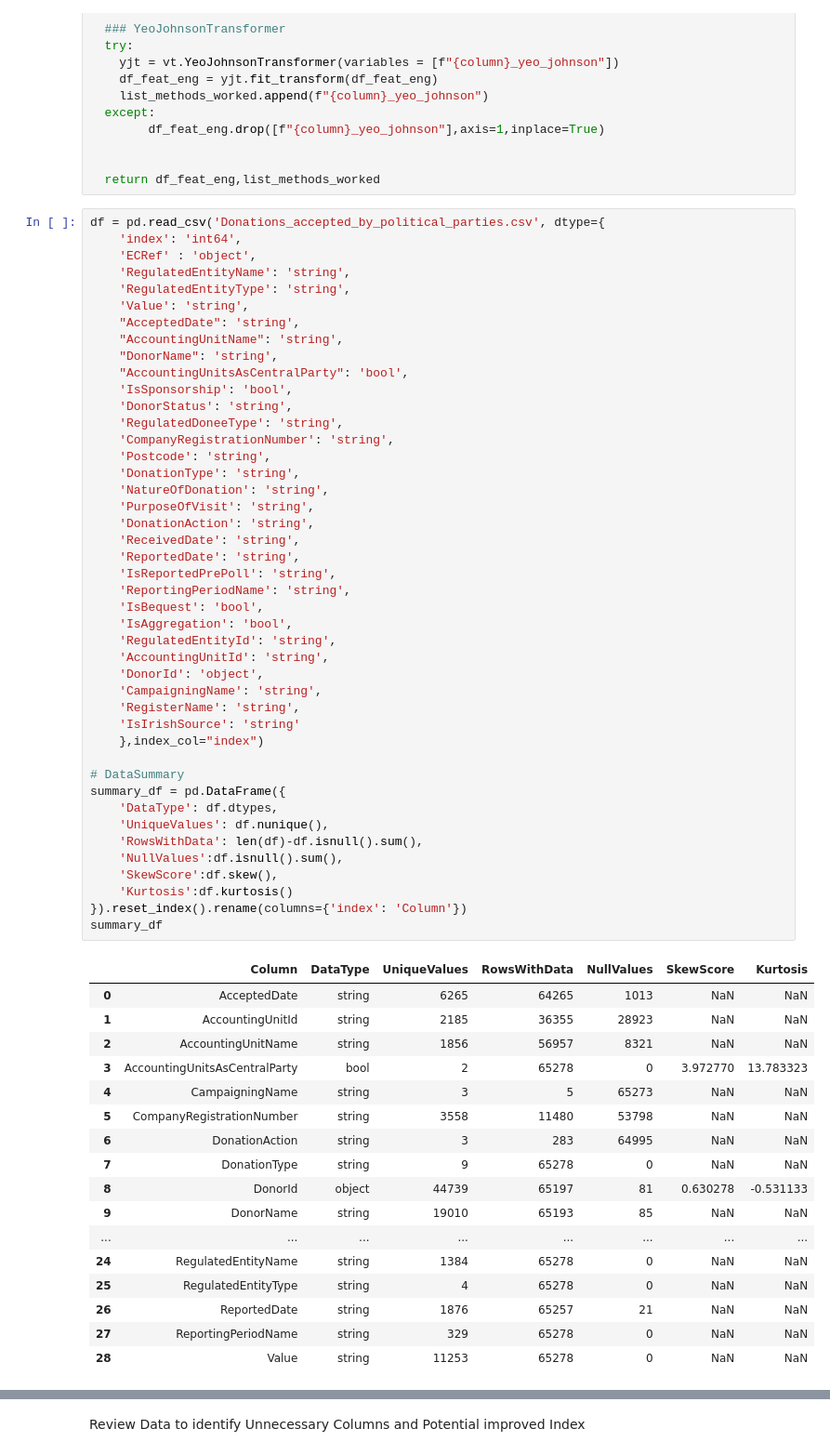
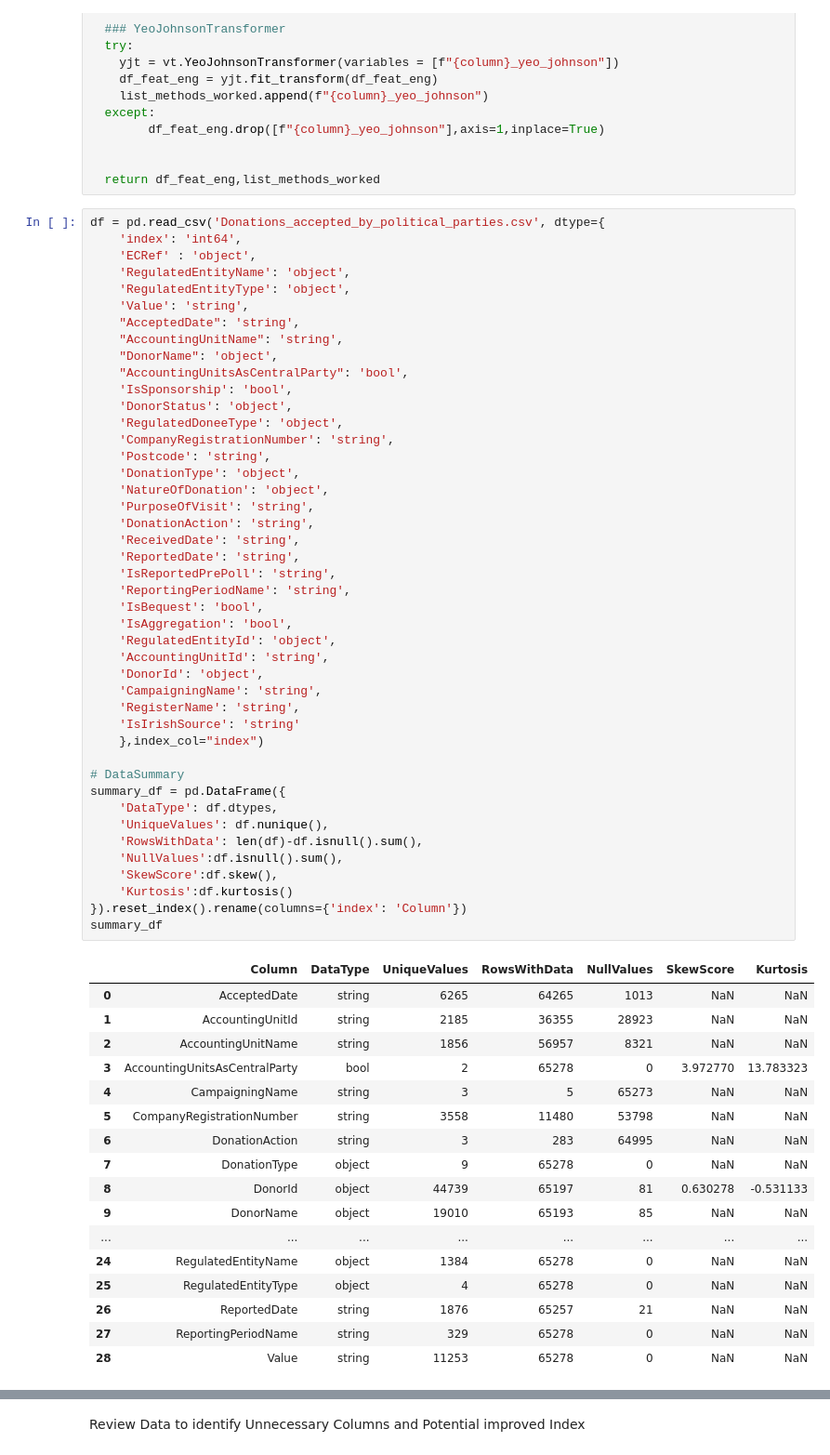
Before and after one commit to Hysnap/PoliticalDonations_Repository, a Jupyter notebook: jupyter_notebooks/DataManipulationTrial.ipynb, the cells around one changed output, grey strips where cells are left out. Shown at 93% size. Cells and saved outputs as stored; diff of their text form.

```diff
--- a/jupyter_notebooks/DataManipulationTrial.ipynb
+++ b/jupyter_notebooks/DataManipulationTrial.ipynb
@@ -280,20 +281,20 @@ def FeatEngineering_Numerical(df_feat_eng,column):
 df = pd.read_csv('Donations_accepted_by_political_parties.csv', dtype={
     'index': 'int64',
     'ECRef' : 'object',
-    'RegulatedEntityName': 'string',
-    'RegulatedEntityType': 'string',
+    'RegulatedEntityName': 'object',
+    'RegulatedEntityType': 'object',
     'Value': 'string',
     "AcceptedDate": 'string',
     "AccountingUnitName": 'string',
-    "DonorName": 'string',
+    "DonorName": 'object',
     "AccountingUnitsAsCentralParty": 'bool',
     'IsSponsorship': 'bool',
-    'DonorStatus': 'string',
-    'RegulatedDoneeType': 'string',
+    'DonorStatus': 'object',
+    'RegulatedDoneeType': 'object',
     'CompanyRegistrationNumber': 'string',
     'Postcode': 'string',
-    'DonationType': 'string',
-    'NatureOfDonation': 'string',
+    'DonationType': 'object',
+    'NatureOfDonation': 'object',
     'PurposeOfVisit': 'string',
     'DonationAction': 'string',
     'ReceivedDate': 'string',
@@ -301,40 +302,40 @@ df = pd.read_csv('Donations_accepted_by_political_parties.csv', dtype={
     'IsReportedPrePoll': 'string',
     'ReportingPeriodName': 'string',
     'IsBequest': 'bool',
     'IsAggregation': 'bool',
-    'RegulatedEntityId': 'string',
+    'RegulatedEntityId': 'object',
     'AccountingUnitId': 'string',
     'DonorId': 'object',
     'CampaigningName': 'string',
     'RegisterName': 'string',
     'IsIrishSource': 'string'
     },index_col="index")
 
 # DataSummary
 summary_df = pd.DataFrame({
     'DataType': df.dtypes,
     'UniqueValues': df.nunique(),
     'RowsWithData': len(df)-df.isnull().sum(),
     'NullValues':df.isnull().sum(),
     'SkewScore':df.skew(),
     'Kurtosis':df.kurtosis()
 }).reset_index().rename(columns={'index': 'Column'})
 summary_df
 # %% [output]
 |  | Column | DataType | UniqueValues | RowsWithData | NullValues | SkewScore | Kurtosis |
 | 0 | AcceptedDate | string | 6265 | 64265 | 1013 | NaN | NaN |
 | 1 | AccountingUnitId | string | 2185 | 36355 | 28923 | NaN | NaN |
 | 2 | AccountingUnitName | string | 1856 | 56957 | 8321 | NaN | NaN |
 | 3 | AccountingUnitsAsCentralParty | bool | 2 | 65278 | 0 | 3.972770 | 13.783323 |
 | 4 | CampaigningName | string | 3 | 5 | 65273 | NaN | NaN |
 | 5 | CompanyRegistrationNumber | string | 3558 | 11480 | 53798 | NaN | NaN |
 | 6 | DonationAction | string | 3 | 283 | 64995 | NaN | NaN |
-| 7 | DonationType | string | 9 | 65278 | 0 | NaN | NaN |
+| 7 | DonationType | object | 9 | 65278 | 0 | NaN | NaN |
 | 8 | DonorId | object | 44739 | 65197 | 81 | 0.630278 | -0.531133 |
-| 9 | DonorName | string | 19010 | 65193 | 85 | NaN | NaN |
+| 9 | DonorName | object | 19010 | 65193 | 85 | NaN | NaN |
 | ... | ... | ... | ... | ... | ... | ... | ... |
-| 24 | RegulatedEntityName | string | 1384 | 65278 | 0 | NaN | NaN |
-| 25 | RegulatedEntityType | string | 4 | 65278 | 0 | NaN | NaN |
+| 24 | RegulatedEntityName | object | 1384 | 65278 | 0 | NaN | NaN |
+| 25 | RegulatedEntityType | object | 4 | 65278 | 0 | NaN | NaN |
 | 26 | ReportedDate | string | 1876 | 65257 | 21 | NaN | NaN |
 | 27 | ReportingPeriodName | string | 329 | 65278 | 0 | NaN | NaN |
 | 28 | Value | string | 11253 | 65278 | 0 | NaN | NaN |
```
Also changed, not shown: parts of 19 cells of this notebook.
